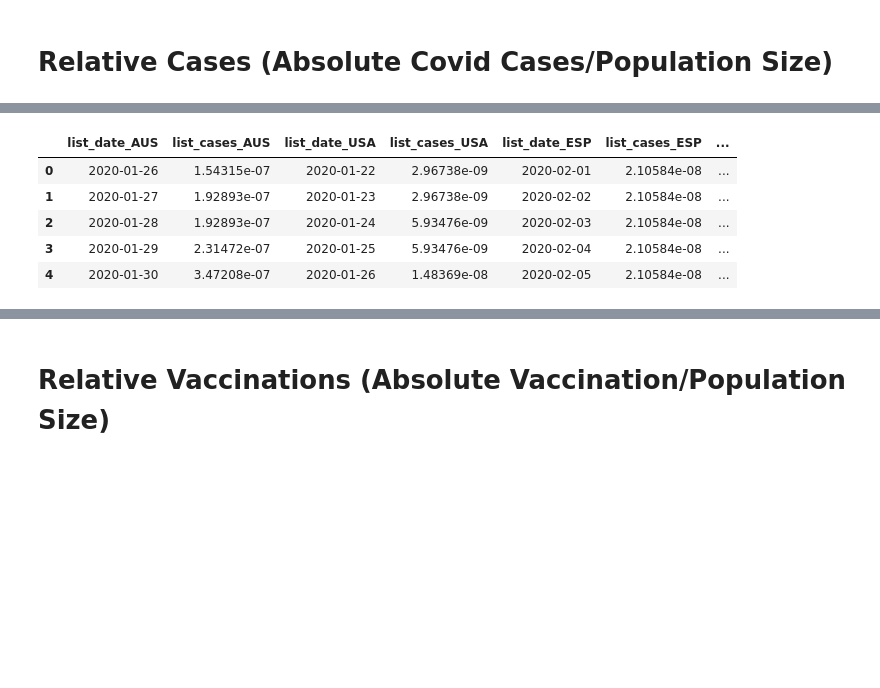
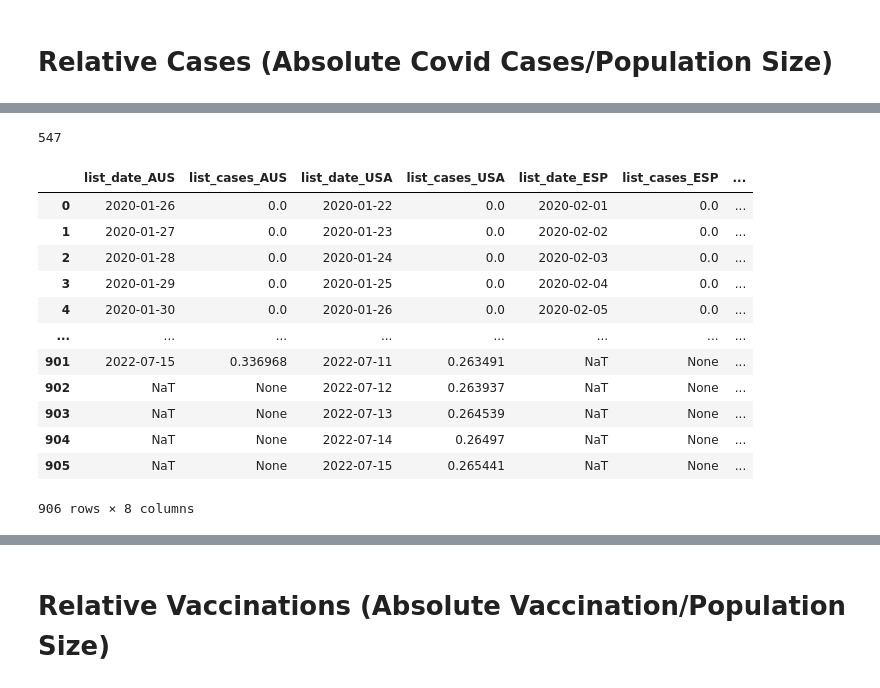
Before and after one commit to rshn1994/Enterprise_Data_Science, a Jupyter notebook: Final_project_delivery/Covid_Dashboard.ipynb, the cells around one changed output, grey strips where cells are left out. Cells and saved outputs as stored; diff of their text form; code cells hidden in the pictures; blank space fills up the shorter version.

```diff
--- a/Final_project_delivery/Covid_Dashboard.ipynb
+++ b/Final_project_delivery/Covid_Dashboard.ipynb
@@ -29,40 +74,79 @@ json_object_vax=json.loads(data_Vax.content)
+# %%
+country_list = [
+    'AUS',
+    'USA',
+    'ESP',
+    'IND'
+]
+for each in country_list:
+
+	#Separating dictonary of USA from list and adding it to new list:
+	country_vax_data=dict_from_list[each]['data'][:]
+
+	#Separating the list that contains the data we need from the USA dictonary:
+
+
+	#Creating an empty dictonary to get data(date, vaccination):
+	dictionary_of_USA_date_vax={}
+
+	#Creating dictonary from the list:
+	for item in country_vax_data:
+		name = item['date']
+		dictionary_of_USA_date_vax[name] = item
+
+	#Creating an empty list:
+	inter_list_USA=[]
+
+	#Adding all the keys from data dictonary to an empty list:
+	for key in dictionary_of_USA_date_vax:
+		inter_list_USA.append(dictionary_of_USA_date_vax[key])
+# %% [output]
+547
 # %%
 country_list = [
     'AUS',
     'USA',
     'ESP',
-    'IND',
-    'CHN',
-    'DEU'
+    'IND'
 ]
 dict_country={}
 # output=pd.DataFrame()
 for each in country_list:
     cases_country_data = json_object_cases[each]['data'][:]
     dict_country['list_date_'+each]=[]
     dict_country['list_cases_'+each]=[]
     for index in range(len(cases_country_data)):
         # Obtaining the dates from the json dictionary
         list_date = json_object_cases[each]['data'][index]
         # append the dates to the date list
         dict_country['list_date_'+each].append(list_date['date'])
 
         # Get the total population for australia
         pop=json_object_cases[each]['population']
 
         list_cases = json_object_cases[each]['data'][index]
         dict_country['list_cases_'+each].append(list_cases['total_cases']/pop)
 
 df = pd.DataFrame.from_dict(dict_country,orient='index').transpose()
 
 
 for each in country_list:
     df['list_date_'+each] = pd.to_datetime(df['list_date_'+each],format='%Y-%m-%d')
-df.head()
+
+
+
+df
 # %% [output]
 |  | list_date_AUS | list_cases_AUS | list_date_USA | list_cases_USA | list_date_ESP | list_cases_ESP | ... |
-| 0 | 2020-01-26 | 1.54315e-07 | 2020-01-22 | 2.96738e-09 | 2020-02-01 | 2.10584e-08 | ... |
-| 1 | 2020-01-27 | 1.92893e-07 | 2020-01-23 | 2.96738e-09 | 2020-02-02 | 2.10584e-08 | ... |
-| 2 | 2020-01-28 | 1.92893e-07 | 2020-01-24 | 5.93476e-09 | 2020-02-03 | 2.10584e-08 | ... |
-| 3 | 2020-01-29 | 2.31472e-07 | 2020-01-25 | 5.93476e-09 | 2020-02-04 | 2.10584e-08 | ... |
-| 4 | 2020-01-30 | 3.47208e-07 | 2020-01-26 | 1.48369e-08 | 2020-02-05 | 2.10584e-08 | ... |
+| 0 | 2020-01-26 | 0.0 | 2020-01-22 | 0.0 | 2020-02-01 | 0.0 | ... |
+| 1 | 2020-01-27 | 0.0 | 2020-01-23 | 0.0 | 2020-02-02 | 0.0 | ... |
+| 2 | 2020-01-28 | 0.0 | 2020-01-24 | 0.0 | 2020-02-03 | 0.0 | ... |
+| 3 | 2020-01-29 | 0.0 | 2020-01-25 | 0.0 | 2020-02-04 | 0.0 | ... |
+| 4 | 2020-01-30 | 0.0 | 2020-01-26 | 0.0 | 2020-02-05 | 0.0 | ... |
+| ... | ... | ... | ... | ... | ... | ... | ... |
+| 901 | 2022-07-15 | 0.336968 | 2022-07-11 | 0.263491 | NaT | None | ... |
+| 902 | NaT | None | 2022-07-12 | 0.263937 | NaT | None | ... |
+| 903 | NaT | None | 2022-07-13 | 0.264539 | NaT | None | ... |
+| 904 | NaT | None | 2022-07-14 | 0.26497 | NaT | None | ... |
+| 905 | NaT | None | 2022-07-15 | 0.265441 | NaT | None | ... |
+906 rows × 8 columns
```
Also changed, not shown: parts of 15 cells of this notebook, 2 other files.
